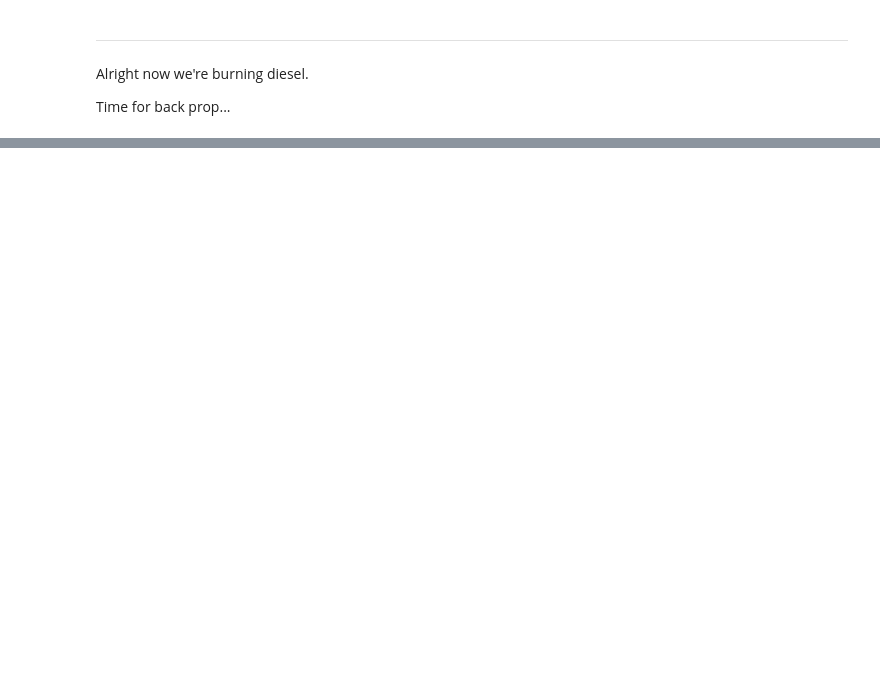
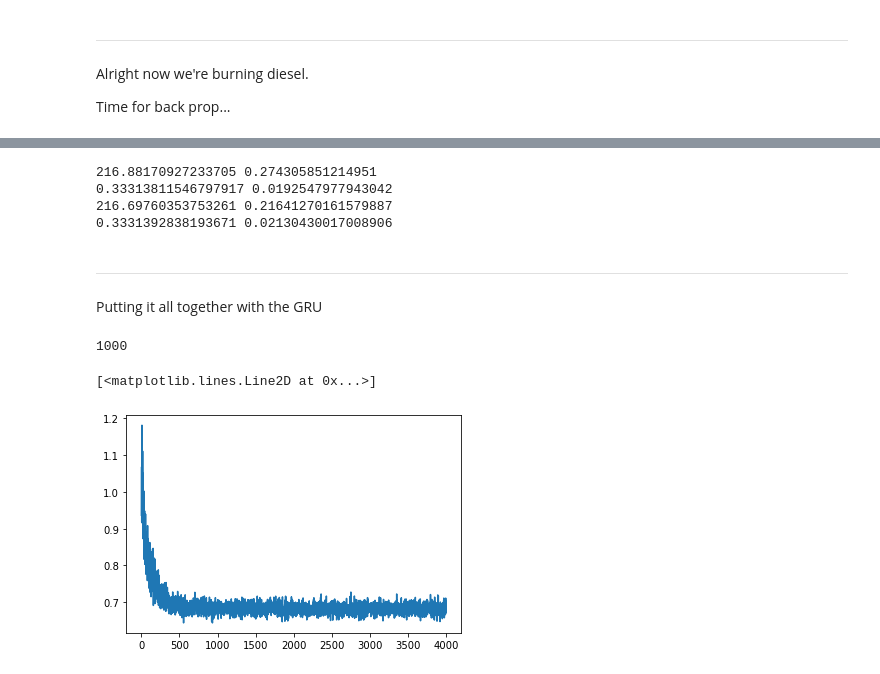
Before and after one commit to jakelourie1502/RNN_from_scratch_compared_to_Keras, a Jupyter notebook: RNN_from_scratch.ipynb, the cells around one changed output, grey strips where cells are left out. Cells and saved outputs as stored; diff of their text form; code cells hidden in the pictures; blank space fills up the shorter version.

```diff
--- a/RNN_from_scratch.ipynb
+++ b/RNN_from_scratch.ipynb
@@ -512,0 +577,19 @@ def gback_prop_one_layer(prev_loss, t, weights, zc_dict, zu_dict, č_dict, cupd_
+# %%
+print(np.sum(weights_ut['gWCx']),np.sum(weights_ut['gWYa']))
+print(np.var(weights_ut['gWCx']),np.var(weights_ut['gWYa']))
+for i in range(10):
+    dL_dWCx, dL_dWCb, dL_dWCc, dL_dWUx, dL_dWUb, dL_dWUc, dl_dc_1, dL_dWYa,dL_dWYb, dL_dZy = gback_prop_full_swing(Ÿ, y_ut, Tx, weights_ut, zc_dict, zu_dict, č_dict, cupd_dict, c_dict, x_ut, mask_x_ut,learning_rate = 0.1,batch_size = 1000)
+print(np.sum(weights_ut['gWCx']),np.sum(weights_ut['gWYa']))
+print(np.var(weights_ut['gWCx']),np.var(weights_ut['gWYa']))
+# %% [output]
+216.88170927233705 0.274305851214951
+0.33313811546797917 0.0192547977943042
+216.69760353753261 0.21641270161579887
+0.3331392838193671 0.02130430017008906
+# %% [markdown]
+---
+Putting it all together with the GRU
+# %%
+batches
+# %% [output]
+1000
@@ -512,0 +638,6 @@ def gback_prop_one_layer(prev_loss, t, weights, zc_dict, zu_dict, č_dict, cupd_
+# %%
+import matplotlib.pyplot as plt
+plt.plot(glosses)
+# %% [output]
+[<matplotlib.lines.Line2D at 0x...>]
+[figure, added]
```
Also changed, not shown: parts of 49 cells of this notebook.
